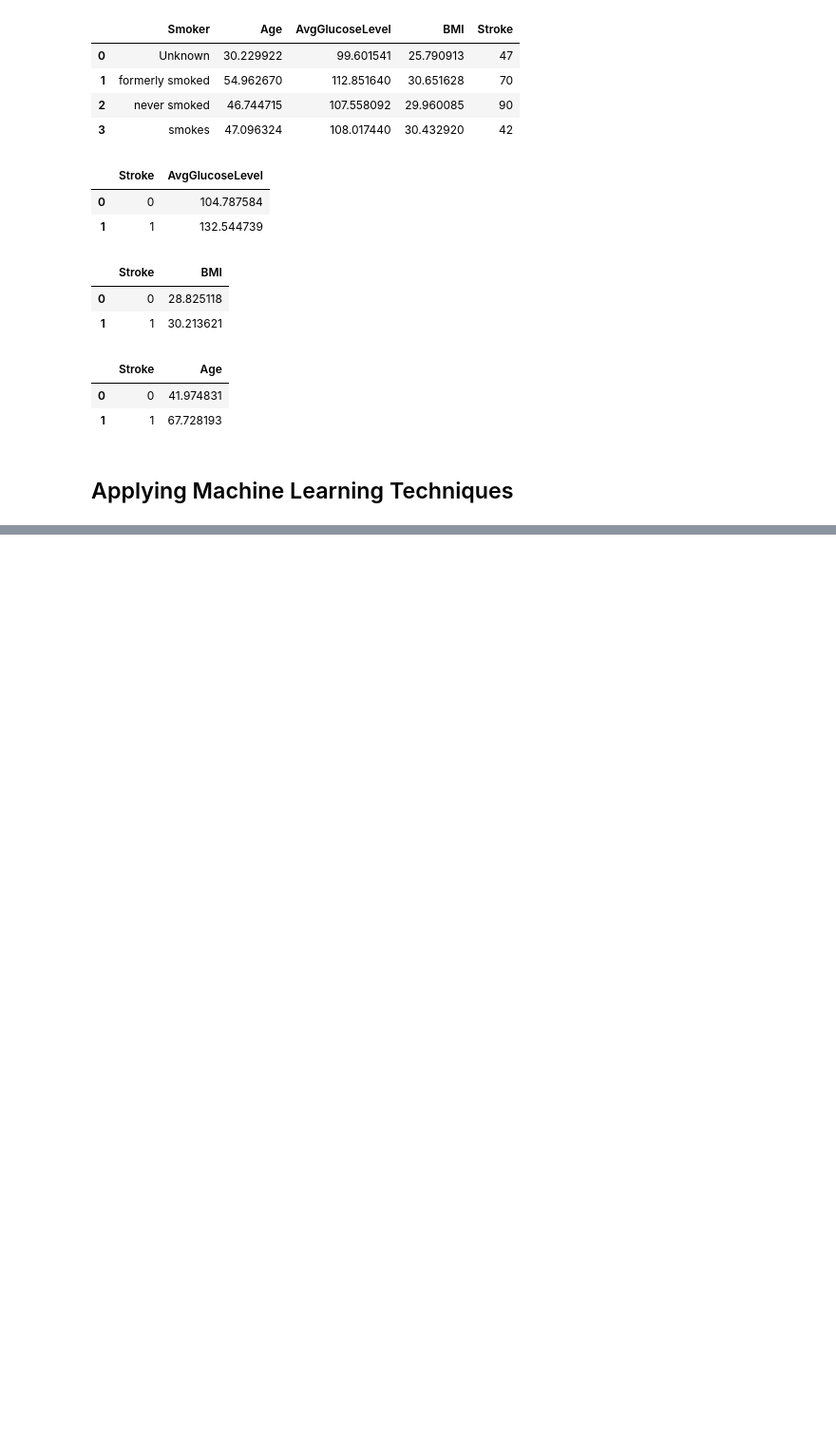
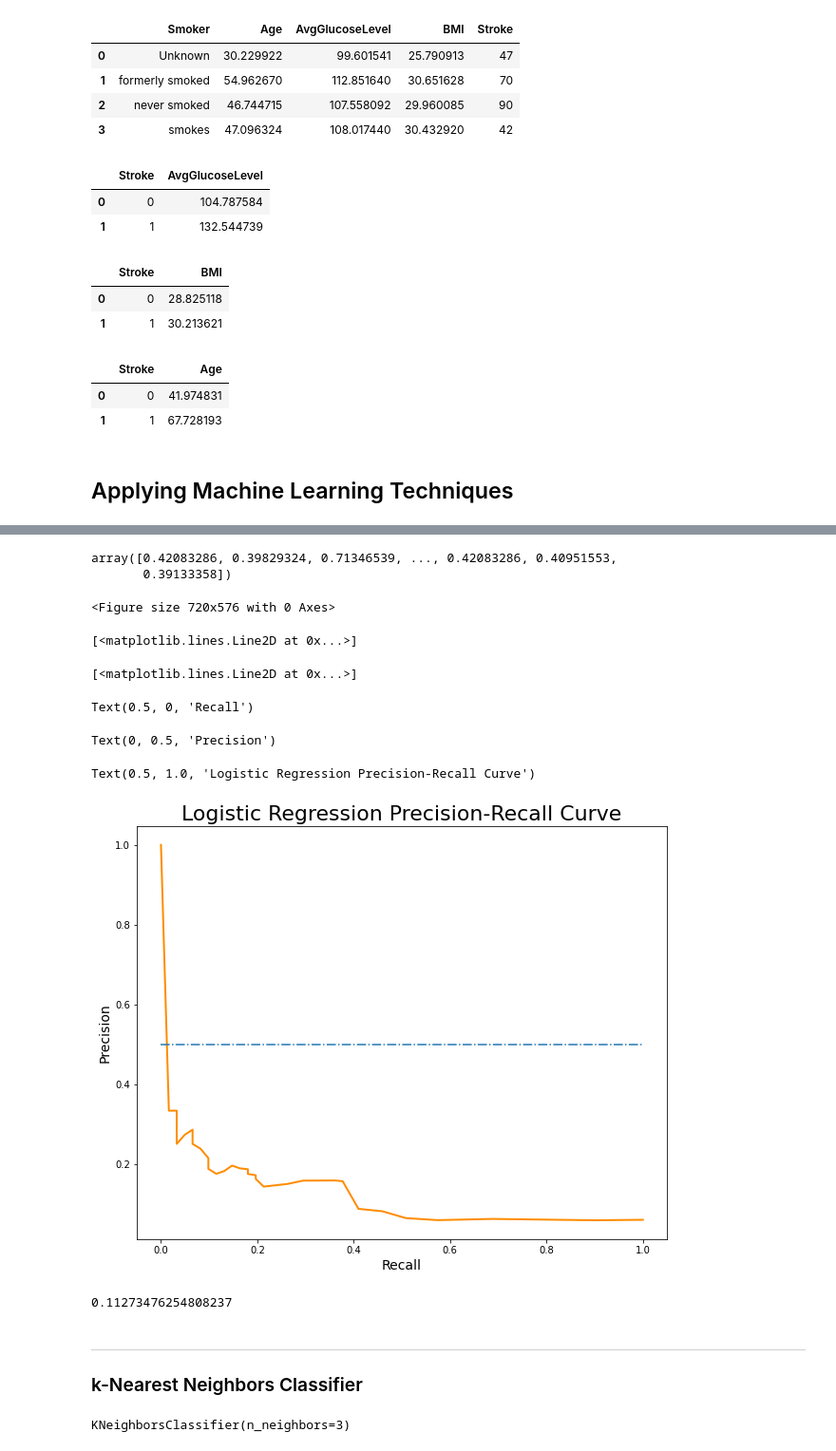
Before and after one commit to ritabanm-99/EAS-503-Final_Project, a Jupyter notebook: project_code.ipynb, the cells around one changed output, grey strips where cells are left out. Shown at 95% size. Cells and saved outputs as stored; diff of their text form; code cells hidden in the pictures; blank space fills up the shorter version.

```diff
--- a/project_code.ipynb
+++ b/project_code.ipynb
@@ -402,0 +544,51 @@ age_stroke
+# %%
+y_pred_prob
+# %% [output]
+array([0.42083286, 0.39829324, 0.71346539, ..., 0.42083286, 0.40951553,
+       0.39133358])
+# %%
+# Precision recall curve
+precision, recall, thresholds = precision_recall_curve(y_test, y_pred_prob, pos_label = 1)
+pr_score = average_precision_score(y_test, y_pred_prob)
+plt.figure(figsize = (10,8))
+plt.plot(
+    recall,
+    precision,
+    color = "darkorange",
+    lw = 2,)
+plt.plot([0, 1], [0.5, 0.5], linestyle = "-.")  #baseline
+plt.xlabel('Recall', fontsize = 14)
+plt.ylabel('Precision', fontsize = 14)
+plt.title('Logistic Regression Precision-Recall Curve', fontsize = 22)
+# %% [output]
+<Figure size 720x576 with 0 Axes>
+[<matplotlib.lines.Line2D at 0x...>]
+[<matplotlib.lines.Line2D at 0x...>]
+Text(0.5, 0, 'Recall')
+Text(0, 0.5, 'Precision')
+Text(0.5, 1.0, 'Logistic Regression Precision-Recall Curve')
+[figure, added]
+# %%
+pr_score
+# %% [output]
+0.11273476254808237
+# %% [markdown]
+---
+
+### k-Nearest Neighbors Classifier
+# %%
+# Transform data to only include selected features for knn
+transf_X_knn = sfs_knn.transform(X)
+
+# Split data into train and test sets
+X_train, X_test, y_train, y_test = train_test_split(transf_X_knn, y, test_size = 0.2, random_state = 100)
+
+# Scale data
+scaler = preprocessing.StandardScaler()
+X_train = scaler.fit_transform(X_train)
+X_test = scaler.transform(X_test)
+
+# Fit knn classifier
+knn.fit(X_train, y_train)
+# %% [output]
+KNeighborsClassifier(n_neighbors=3)
```
Also changed, not shown: parts of 21 cells of this notebook.
